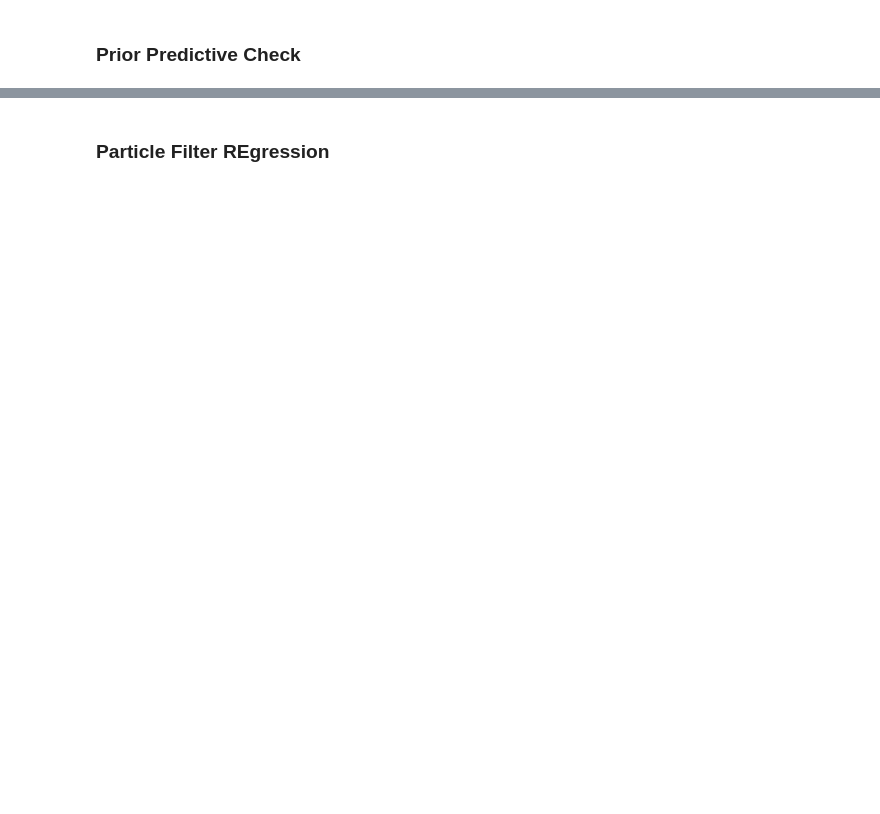
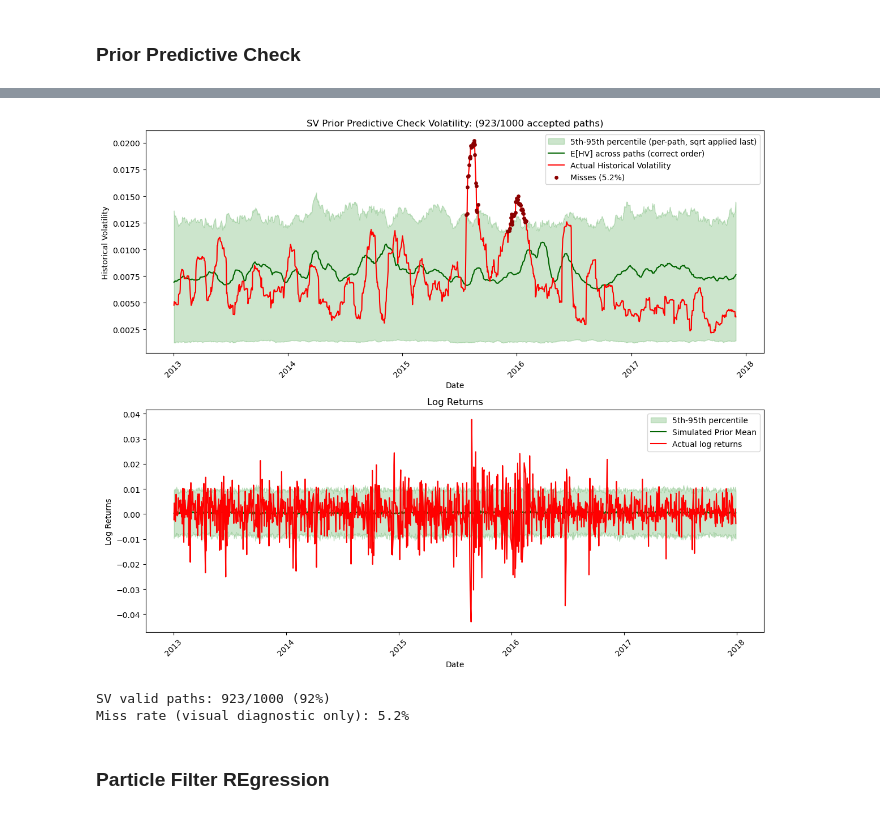
Before and after one commit to aditbasu1324/Volatility-Modelling-Through-Bayesian-Methods, a Jupyter notebook: Bayesian II-Copy3.ipynb, the cells around one changed output, grey strips where cells are left out. Cells and saved outputs as stored; diff of their text form; code cells hidden in the pictures; blank space fills up the shorter version.

```diff
--- a/Bayesian II-Copy3.ipynb
+++ b/Bayesian II-Copy3.ipynb
@@ -2025,3 +1951,71 @@ SV valid paths:     929/1000 (93%)
+# %%
+# ── SV: band + alignment ──
+sigma_sq_windowed_sv = sigma_sq_windowed_per_path(vol_sv, h=21)
+lower_sv = np.sqrt(np.nanpercentile(sigma_sq_windowed_sv, 5, axis=0))
+upper_sv = np.sqrt(np.nanpercentile(sigma_sq_windowed_sv, 95, axis=0))
+
+mean_sv_series  = pd.Series(vol_sv_rv,  index=prior_dates[:len(vol_sv_rv)]).dropna()
+lower_sv_series = pd.Series(lower_sv, index=prior_dates[:len(lower_sv)]).dropna()
+upper_sv_series = pd.Series(upper_sv, index=prior_dates[:len(upper_sv)]).dropna()
+
+forecast_prior_sv, actual_prior_sv, dates_prior_sv = align_series(mean_sv_series, hv_prior)
+lower_sv_aligned = lower_sv_series.reindex(dates_prior_sv).values
+upper_sv_aligned = upper_sv_series.reindex(dates_prior_sv).values
+
+# ── Misses / informal coverage (visual diagnostic, not a formal test) ──
+inside_prior_sv = (actual_prior_sv >= lower_sv_aligned) & (actual_prior_sv <= upper_sv_aligned)
+miss_pct_prior_sv = (1 - np.mean(inside_prior_sv)) * 100
+
+# ── Plot ──
+fig, axes = plt.subplots(2, 1, figsize=(12, 10))
+
+axes[0].fill_between(dates_prior_sv, lower_sv_aligned, upper_sv_aligned,
+                     alpha=0.2, color="green",
+                     label="5th-95th percentile (per-path, sqrt applied last)")
+axes[0].plot(dates_prior_sv, forecast_prior_sv, color="darkgreen",
+             linewidth=1.5, label="E[HV] across paths (correct order)")
+axes[0].plot(dates_prior_sv, actual_prior_sv, color="red",
+             linewidth=1.5, label="Actual Historical Volatility")
+
+miss_idx_sv = np.where(~inside_prior_sv)[0]
+axes[0].scatter(dates_prior_sv[miss_idx_sv], actual_prior_sv[miss_idx_sv],
+                color='darkred', s=15, zorder=5, label=f'Misses ({miss_pct_prior_sv:.1f}%)')
+
+axes[0].set_title(f"SV Prior Predictive Check Volatility: ({valid_paths_sv}/{n_paths} accepted paths)")
+axes[0].set_ylabel("Historical Volatility")
+axes[0].set_xlabel("Date")
+axes[0].legend()
+
+# Returns panel — no aggregation needed at the daily/return level
+ret_lower_sv = np.percentile(rt_sv, 5, axis=0)
+ret_upper_sv = np.percentile(rt_sv, 95, axis=0)
+ret_mean_sv  = np.mean(rt_sv, axis=0)
+
+axes[1].fill_between(prior_dates, ret_lower_sv, ret_upper_sv,
+                     alpha=0.2, color="green", label="5th-95th percentile")
+axes[1].plot(prior_dates, ret_mean_sv, color="darkgreen",
+             linewidth=1.5, label="Simulated Prior Mean")
+axes[1].plot(prior_dates, prior_returns_1d, color="red",
+             linewidth=1.5, label="Actual log returns")
+
+axes[1].set_title("Log Returns")
+axes[1].set_ylabel("Log Returns")
+axes[1].set_xlabel("Date")
+axes[1].legend()
+
+plt.setp(axes[0].xaxis.get_majorticklabels(), rotation=45)
+plt.setp(axes[1].xaxis.get_majorticklabels(), rotation=45)
+
+plt.tight_layout()
+plt.savefig("sv_prior_predictive.pdf", bbox_inches='tight')
+plt.show()
+
+print(f"SV valid paths: {valid_paths_sv}/{n_paths} ({valid_paths_sv/n_paths*100:.0f}%)")
+print(f"Miss rate (visual diagnostic only): {miss_pct_prior_sv:.1f}%")
+# %% [output]
+[figure, added]
+SV valid paths: 923/1000 (92%)
+Miss rate (visual diagnostic only): 5.2%
 # %%
 Particle Filter
 # %%
```
Also changed, not shown: parts of 68 cells of this notebook, 5 other files.
